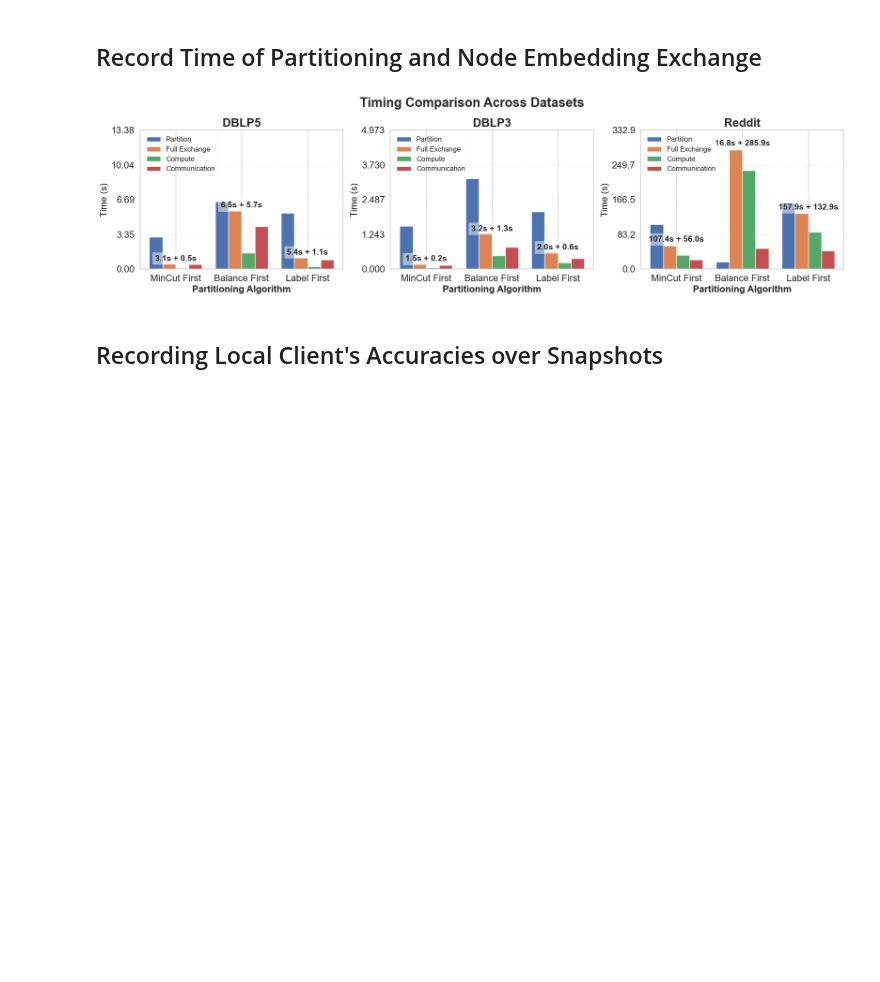
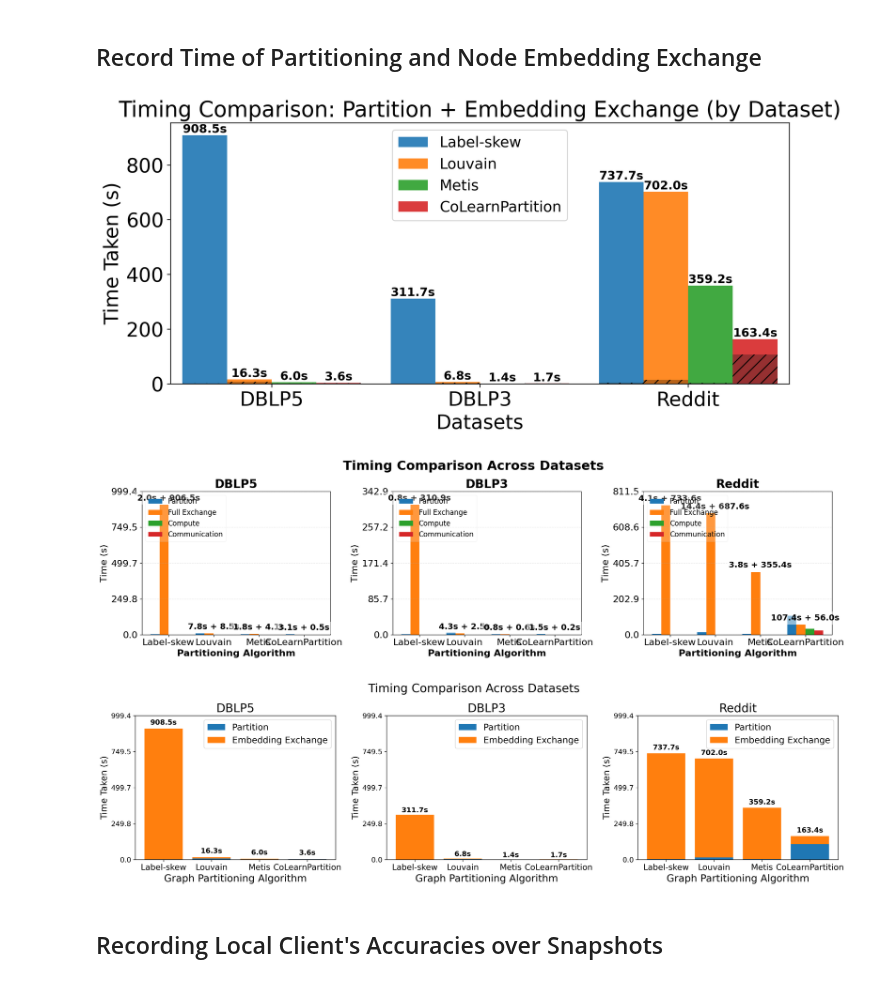
Before and after one commit to Ashley0909/DG-CoLearn, a Jupyter notebook: analysis_gpa.ipynb, the cells around one changed output. Saved outputs shown, nothing was run; the diff lists cells and outputs as text; code cells hidden in the pictures; blank space fills up the shorter version.

```diff
--- a/analysis_gpa.ipynb
+++ b/analysis_gpa.ipynb
@@ -11,15 +13,15 @@ from IPython.display import display, Markdown
 ### Dictionary for each dataset to its txt file path
 # %%
 experiment_to_results_path = {
-    "DBLP5_Louvain": r'Result/Louvain_section1/DBLP5/DBLP5_round:10_epoch:10_Mode:Louvainlog_07-11_17:31:14_.txt',
-    "DBLP5_Label": r'Result/Label_section2/DBLP5/DBLP5_round:10_epoch:10_Mode:Labellog_07-21_10:21:08_.txt',
-    "DBLP5_Metis": r'Result/Metis/DBLP5/DBLP5_round:10_epoch:10_Mode:Metislog_07-23_08:15:32_.txt',
-    "DBLP3_Louvain": r'Result/Louvain_section1/DBLP3/DBLP3_round:10_epoch:10_Mode:Louvainlog_07-11_16:59:43_.txt',
-    "DBLP3_Label": r'Result/Label_section2/DBLP3/DBLP3_round:10_epoch:10_Mode:Labellog_07-21_08:40:00_.txt',
-    "DBLP3_Metis": r'Result/Metis/DBLP3/DBLP3_round:10_epoch:10_Mode:Metislog_07-23_08:14:57_.txt',
-    "Reddit_Louvain": r'Result/Louvain_section1/Reddit/Reddit_round:10_epoch:10_Mode:Louvainlog_07-11_18:45:25_.txt',
-    "Reddit_Label": r'Result/Label_section2/Reddit/Reddit_round:10_epoch:10_Mode:Labellog_07-21_14:16:27_.txt',
-    "Reddit_Metis": r'Result/Metis/Reddit/Reddit_round:10_epoch:10_Mode:Metislog_07-23_08:16:46_.txt',
+    "DBLP5_Louvain": r'baseline_results/Louvain_section1/DBLP5/DBLP5_round:10_epoch:10_Mode:Louvainlog_07-11_17:31:14_.txt',
+    "DBLP5_Label": r'baseline_results/Label_section2/DBLP5/DBLP5_round:10_epoch:10_Mode:Labellog_07-21_10:21:08_.txt',
+    "DBLP5_Metis": r'baseline_results/Metis/DBLP5/DBLP5_round:10_epoch:10_Mode:Metislog_07-23_08:15:32_.txt',
+    "DBLP3_Louvain": r'baseline_results/Louvain_section1/DBLP3/DBLP3_round:10_epoch:10_Mode:Louvainlog_07-11_16:59:43_.txt',
+    "DBLP3_Label": r'baseline_results/Label_section2/DBLP3/DBLP3_round:10_epoch:10_Mode:Labellog_07-21_08:40:00_.txt',
+    "DBLP3_Metis": r'baseline_results/Metis/DBLP3/DBLP3_round:10_epoch:10_Mode:Metislog_07-23_08:14:57_.txt',
+    "Reddit_Louvain": r'baseline_results/Louvain_section1/Reddit/Reddit_round:10_epoch:10_Mode:Louvainlog_07-11_18:45:25_.txt',
+    "Reddit_Label": r'baseline_results/Label_section2/Reddit/Reddit_round:10_epoch:10_Mode:Labellog_07-21_14:16:27_.txt',
+    "Reddit_Metis": r'baseline_results/Metis/Reddit/Reddit_round:10_epoch:10_Mode:Metislog_07-23_08:16:46_.txt',
     "Reddit_MinCutFirst": r'stats/fast_gpa/20250723/1427.txt',
     "Reddit_BalanceFirst": r'stats/fast_gpa/20250726/2207.txt',
     "Reddit_LabelFirst": r'stats/fast_gpa/20250727/2159.txt',
@@ -34,16 +36,16 @@ DATASET = "Reddit"
 file_paths = [f"{DATASET}_MinCutFirst", f"{DATASET}_BalanceFirst", f"{DATASET}_LabelFirst"]
 labels = ['MinCut First', 'Balance First', 'Label First']
 
+# data = [
+#     ['DBLP5', ["DBLP5_MinCutFirst", "DBLP5_BalanceFirst", "DBLP5_LabelFirst"], ['MinCut First', 'Balance First', 'Label First']],
+#     ['DBLP3', ["DBLP3_MinCutFirst", "DBLP3_BalanceFirst", "DBLP3_LabelFirst"], ['MinCut First', 'Balance First', 'Label First']],
+#     ['Reddit', ["Reddit_MinCutFirst", "Reddit_BalanceFirst", "Reddit_LabelFirst"], ['MinCut First', 'Balance First', 'Label First']],
+# ]
 data = [
-    ['DBLP5', ["DBLP5_MinCutFirst", "DBLP5_BalanceFirst", "DBLP5_LabelFirst"], ['MinCut First', 'Balance First', 'Label First']],
-    ['DBLP3', ["DBLP3_MinCutFirst", "DBLP3_BalanceFirst", "DBLP3_LabelFirst"], ['MinCut First', 'Balance First', 'Label First']],
-    ['Reddit', ["Reddit_MinCutFirst", "Reddit_BalanceFirst", "Reddit_LabelFirst"], ['MinCut First', 'Balance First', 'Label First']],
+    ['DBLP5', ["DBLP5_Label", "DBLP5_Louvain", "DBLP5_Metis", "DBLP5_MinCutFirst"], ['Label-skew', 'Louvain', 'Metis','CoLearnPartition']],
+    ['DBLP3', ["DBLP3_Label", "DBLP3_Louvain", "DBLP3_Metis", "DBLP3_MinCutFirst"], ['Label-skew', 'Louvain', 'Metis','CoLearnPartition']],
+    ['Reddit', ["Reddit_Label", "Reddit_Louvain", "Reddit_Metis", "Reddit_MinCutFirst"], ['Label-skew', 'Louvain', 'Metis','CoLearnPartition']],
 ]
-# data = [
-#     ['DBLP5', ["DBLP5_Label", "DBLP5_Louvain", "DBLP5_Metis", "DBLP5_MinCutFirst"], ['Label-skew', 'Louvain', 'Metis','CoLearnPartition']],
-#     ['DBLP3', ["DBLP3_Label", "DBLP3_Louvain", "DBLP3_Metis", "DBLP3_MinCutFirst"], ['Label-skew', 'Louvain', 'Metis','CoLearnPartition']],
-#     ['Reddit', ["Reddit_Label", "Reddit_Louvain", "Reddit_Metis", "Reddit_MinCutFirst"], ['Label-skew', 'Louvain', 'Metis','CoLearnPartition']],
-# ]
 # %% [markdown]
 <h3> Function to parse each of the txt files that we ran to extract results
 # %%
@@ -315,17 +426,21 @@ def plot_three_datasets(dfs, dataset_names):
 # %%
 # df = print_time_table(file_paths, labels)
 # plot_time_comparison(df, dataset=DATASET)
 
 dataframes = []
 dataset_names = []
 for dataset, file_paths, labels in data:
     df = print_time_table(file_paths, labels)
     dataframes.append(df)
     dataset_names.append(dataset)
 
+plot_stacked_all_datasets(dataframes, dataset_names)
 plot_three_datasets(dataframes, dataset_names)
+plot_three_stacked_datasets(dataframes, dataset_names)
 # %% [output]
-[figure, old version]
+[figure, new version]
+[figure, added]
+[figure, added]
 # %% [markdown]
 ## Recording Local Client's Accuracies over Snapshots
 # %%
```
Also changed, not shown: parts of 5 cells of this notebook, 8 other files.
